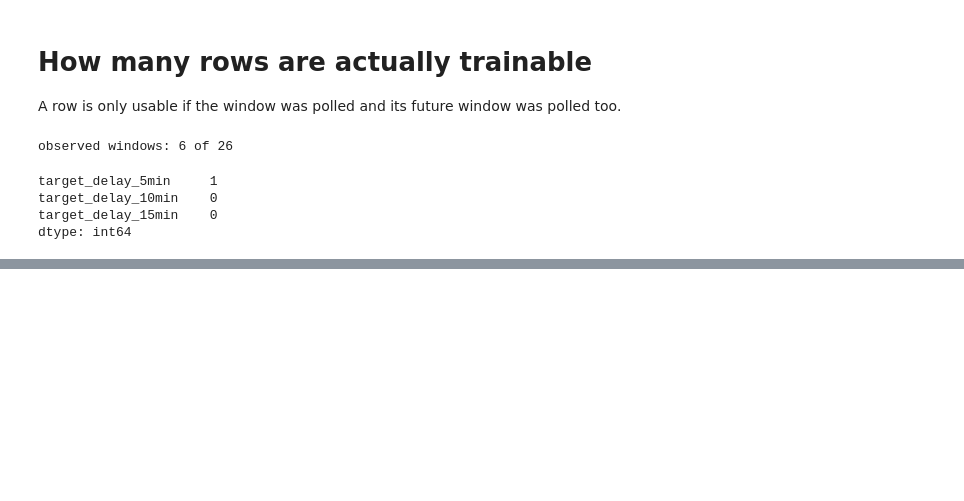
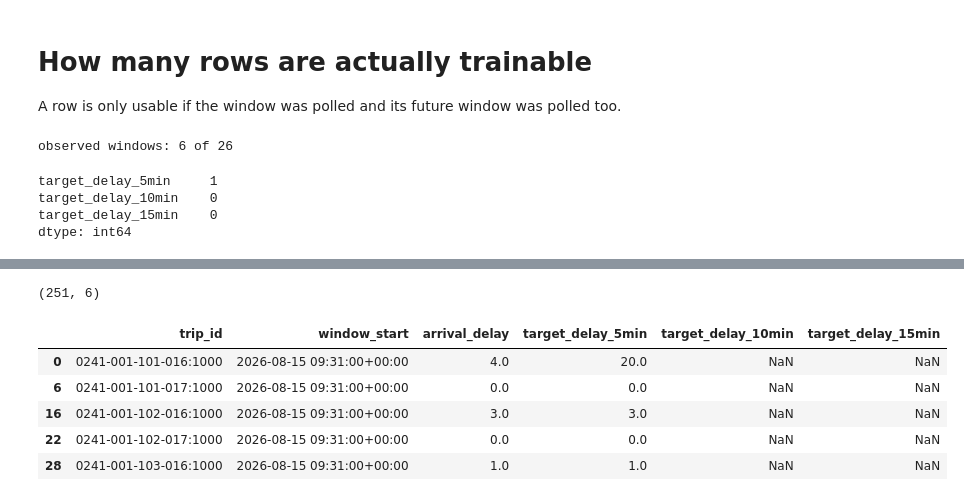
Before and after one commit to soomansapkota/Intelligent-Traffic-Analytics, a Jupyter notebook: notebooks/realtime_eda.ipynb, the cells around one changed output, grey strips where cells are left out. Saved outputs shown, nothing was run; the diff lists cells and outputs as text; code cells hidden in the pictures; blank space fills up the shorter version.

```diff
--- a/notebooks/realtime_eda.ipynb
+++ b/notebooks/realtime_eda.ipynb
@@ -379,0 +386,23 @@ dtype: int64
+# %%
+trip_delay_by_window = current_df.groupby(["trip_id", "window_start"], as_index=False)["arrival_delay"].mean()
+
+# Shifting the lookup back by the horizon lets a left merge read the same trip's later delay, so nothing from the past is used.
+trip_targets = trip_delay_by_window.copy()
+trip_target_cols = []
+for horizon in (5, 10, 15):
+    col = f"target_delay_{horizon}min"
+    future = trip_delay_by_window.rename(columns={"arrival_delay": col})
+    future["window_start"] = future["window_start"] - pd.Timedelta(minutes=horizon)
+    trip_targets = trip_targets.merge(future, on=["trip_id", "window_start"], how="left")
+    trip_target_cols.append(col)
+
+print(trip_targets.shape)
+trip_targets.dropna(subset=["target_delay_5min"]).head()
+# %% [output]
+(251, 6)
+|  | trip_id | window_start | arrival_delay | target_delay_5min | target_delay_10min | target_delay_15min |
+| 0 | 0241-001-101-016:1000 | 2026-08-15 09:31:00+00:00 | 4.0 | 20.0 | NaN | NaN |
+| 6 | 0241-001-101-017:1000 | 2026-08-15 09:31:00+00:00 | 0.0 | 0.0 | NaN | NaN |
+| 16 | 0241-001-102-016:1000 | 2026-08-15 09:31:00+00:00 | 3.0 | 3.0 | NaN | NaN |
+| 22 | 0241-001-102-017:1000 | 2026-08-15 09:31:00+00:00 | 0.0 | 0.0 | NaN | NaN |
+| 28 | 0241-001-103-016:1000 | 2026-08-15 09:31:00+00:00 | 1.0 | 1.0 | NaN | NaN |
```
Also changed, not shown: parts of 5 cells of this notebook, 1 other file.
